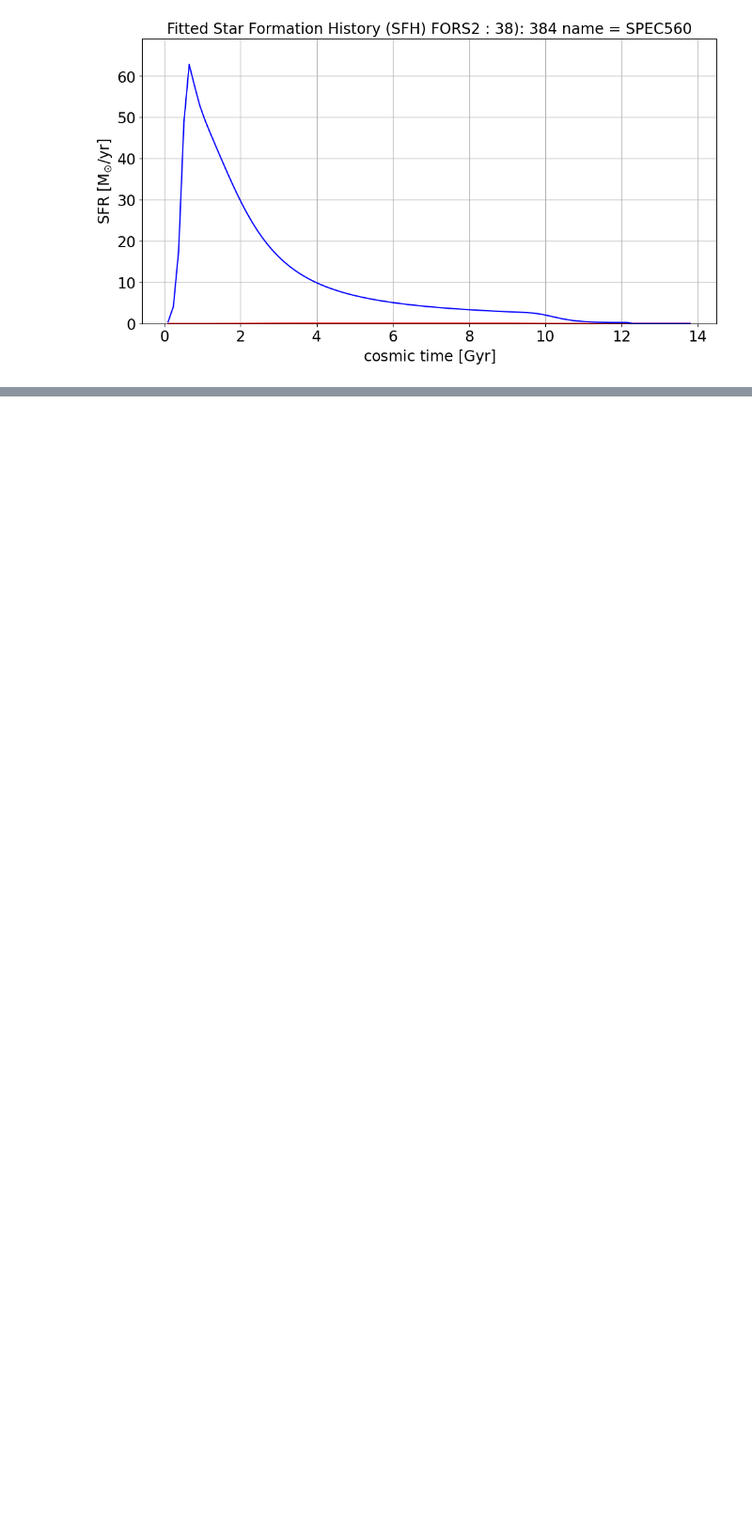
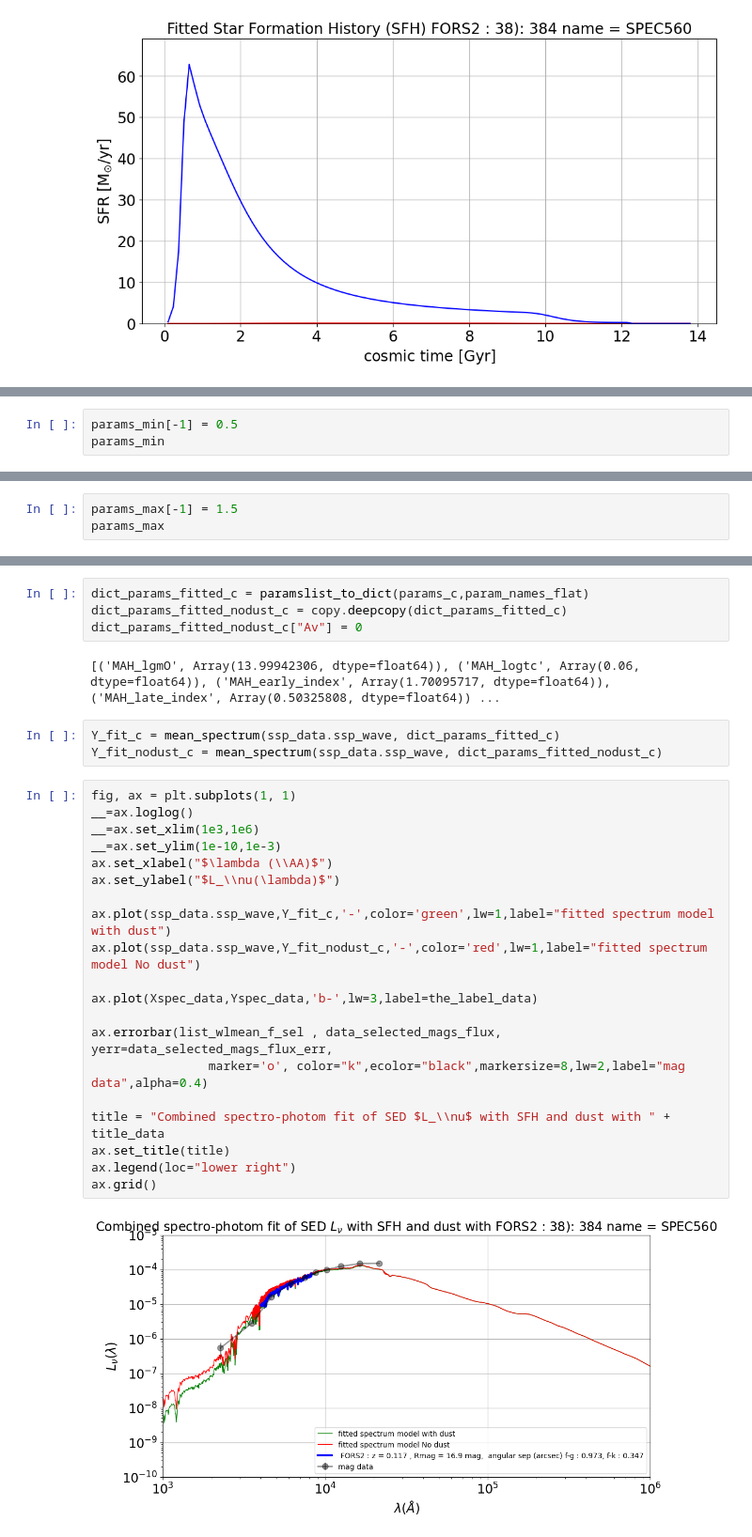
Before and after one commit to sylvielsstfr/Fors2ToStellarPopSynthesis, a Jupyter notebook: examples/examples_comparedatamodel/FitJAXOpt_SEDModel_OneDataSpectrumPhoto_combined.ipynb, the cells around one changed output, grey strips where cells are left out. Shown at 94% size. Saved outputs shown, nothing was run; the diff lists cells and outputs as text; blank space fills up the shorter version.

```diff
--- a/examples/examples_comparedatamodel/FitJAXOpt_SEDModel_OneDataSpectrumPhoto_combined.ipynb
+++ b/examples/examples_comparedatamodel/FitJAXOpt_SEDModel_OneDataSpectrumPhoto_combined.ipynb
@@ -1784,0 +1788,3 @@ ax.grid()
+# %%
+params_min[-1] = 0.5
+params_min
@@ -1784,0 +1795,3 @@ ax.grid()
+# %%
+params_max[-1] = 1.5
+params_max
@@ -1784,0 +1845,31 @@ ax.grid()
+# %%
+dict_params_fitted_c = paramslist_to_dict(params_c,param_names_flat)
+dict_params_fitted_nodust_c = copy.deepcopy(dict_params_fitted_c)
+dict_params_fitted_nodust_c["Av"] = 0
+# %% [output]
+[('MAH_lgmO', Array(13.99942306, dtype=float64)), ('MAH_logtc', Array(0.06, dtype=float64)), ('MAH_early_index', Array(1.70095717, dtype=float64)), ('MAH_late_index', Array(0.50325808, dtype=float64)) ...
+# %%
+Y_fit_c = mean_spectrum(ssp_data.ssp_wave, dict_params_fitted_c)
+Y_fit_nodust_c = mean_spectrum(ssp_data.ssp_wave, dict_params_fitted_nodust_c)
+# %%
+fig, ax = plt.subplots(1, 1)
+__=ax.loglog()
+__=ax.set_xlim(1e3,1e6)
+__=ax.set_ylim(1e-10,1e-3)
+ax.set_xlabel("$\lambda (\\AA)$")
+ax.set_ylabel("$L_\\nu(\lambda)$")
+
+ax.plot(ssp_data.ssp_wave,Y_fit_c,'-',color='green',lw=1,label="fitted spectrum model with dust")
+ax.plot(ssp_data.ssp_wave,Y_fit_nodust_c,'-',color='red',lw=1,label="fitted spectrum model No dust")
+
+ax.plot(Xspec_data,Yspec_data,'b-',lw=3,label=the_label_data)
+
+ax.errorbar(list_wlmean_f_sel , data_selected_mags_flux, yerr=data_selected_mags_flux_err,
+                marker='o', color="k",ecolor="black",markersize=8,lw=2,label="mag data",alpha=0.4)
+
+title = "Combined spectro-photom fit of SED $L_\\nu$ with SFH and dust with " + title_data
+ax.set_title(title)
+ax.legend(loc="lower right")
+ax.grid()
+# %% [output]
+[figure, added]
```
Also changed, not shown: parts of 34 cells of this notebook.
